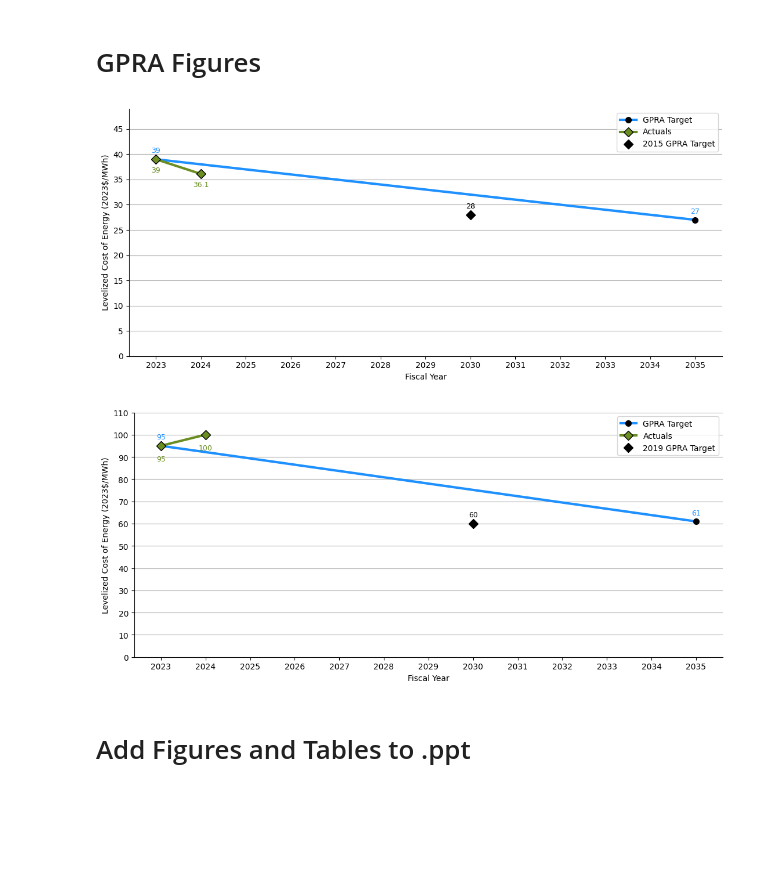
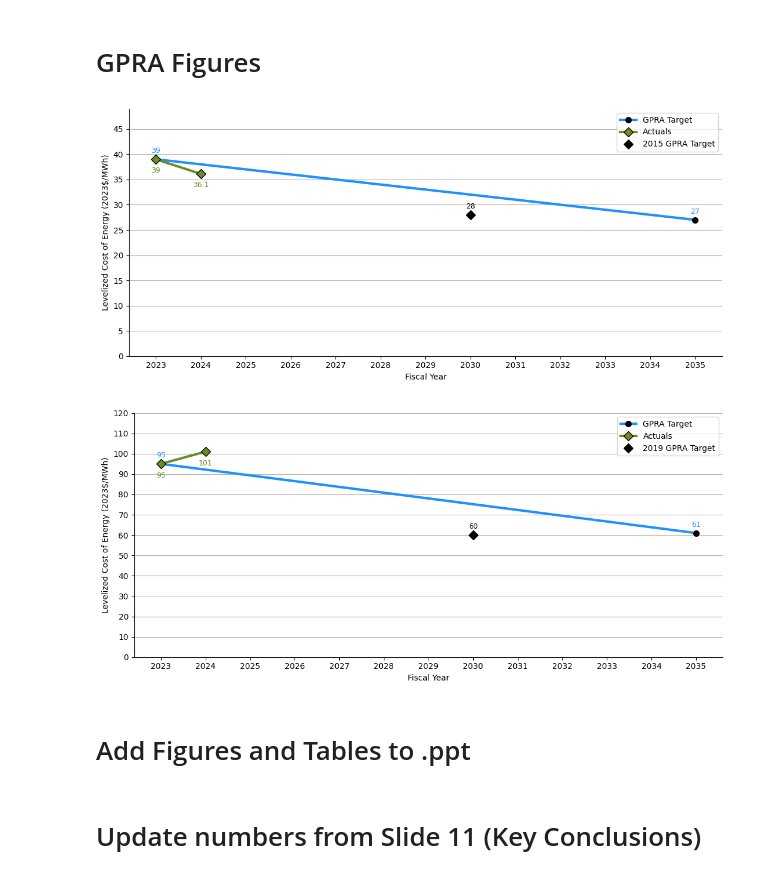
Before and after one commit to dmulash/Annual_Reporting_Workflow, a Jupyter notebook: COWER.ipynb, the cells around one changed output. Saved outputs shown, nothing was run; the diff lists cells and outputs as text; code cells hidden in the pictures; blank space fills up the shorter version.

Commit message:
update key conclusion values from slide 11

```diff
--- a/COWER.ipynb
+++ b/COWER.ipynb
@@ -250,20 +248,20 @@ Distributed Wind
 # %%
 # Land Based Wind GPRA figure
 target = [(39, 2023), (27, 2035)]
 old_target = (28, 2030)
 actuals = [(39, 2023), (36.1, 2024)]
 
 COWER.plot_GPRA_data("GPRA_LBW", target, old_target, "2015 GPRA Target", actuals)
 
 # Fixed-Bottom Offshore Wind GPRA Figure
 target = [(95, 2023), (61, 2035)]
 old_target = (60, 2030)
-actuals = [(95, 2023), (100, 2024)]
+actuals = [(95, 2023), (101, 2024)]
 
 COWER.plot_GPRA_data("GPRA_FBOW",target, old_target, "2019 GPRA Target", actuals)
 # %% [output]
 [figure]
-[figure, old version]
+[figure, new version]
 # %% [markdown]
 # Add Figures and Tables to .ppt
 # %%
@@ -399,3 +399,5 @@ for figure in figures_info:
 
 # Save the presentation
 ppt.save("Slides/2023_COWER_Working_Version.pptx")
+# %% [markdown]
+# Update numbers from Slide 11 (Key Conclusions)
```
Also changed, not shown: parts of 11 cells of this notebook, 12 other files.
